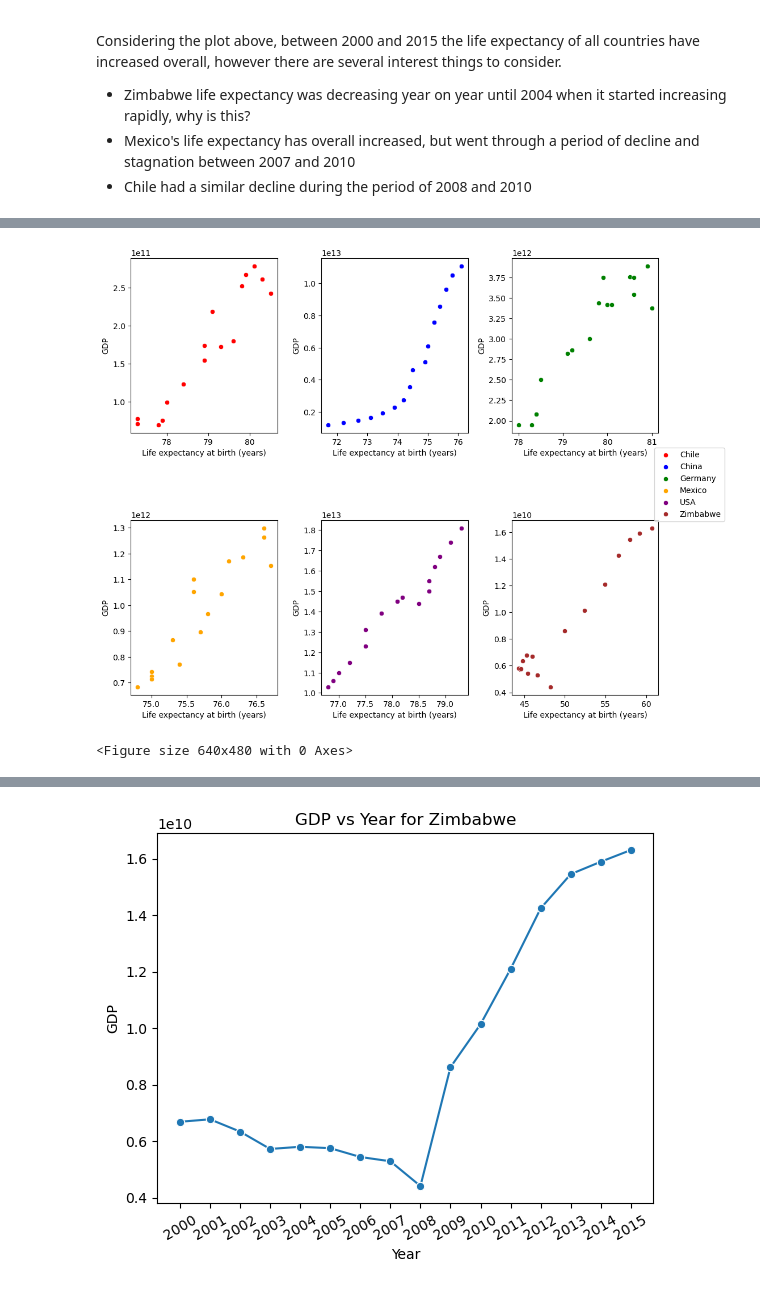
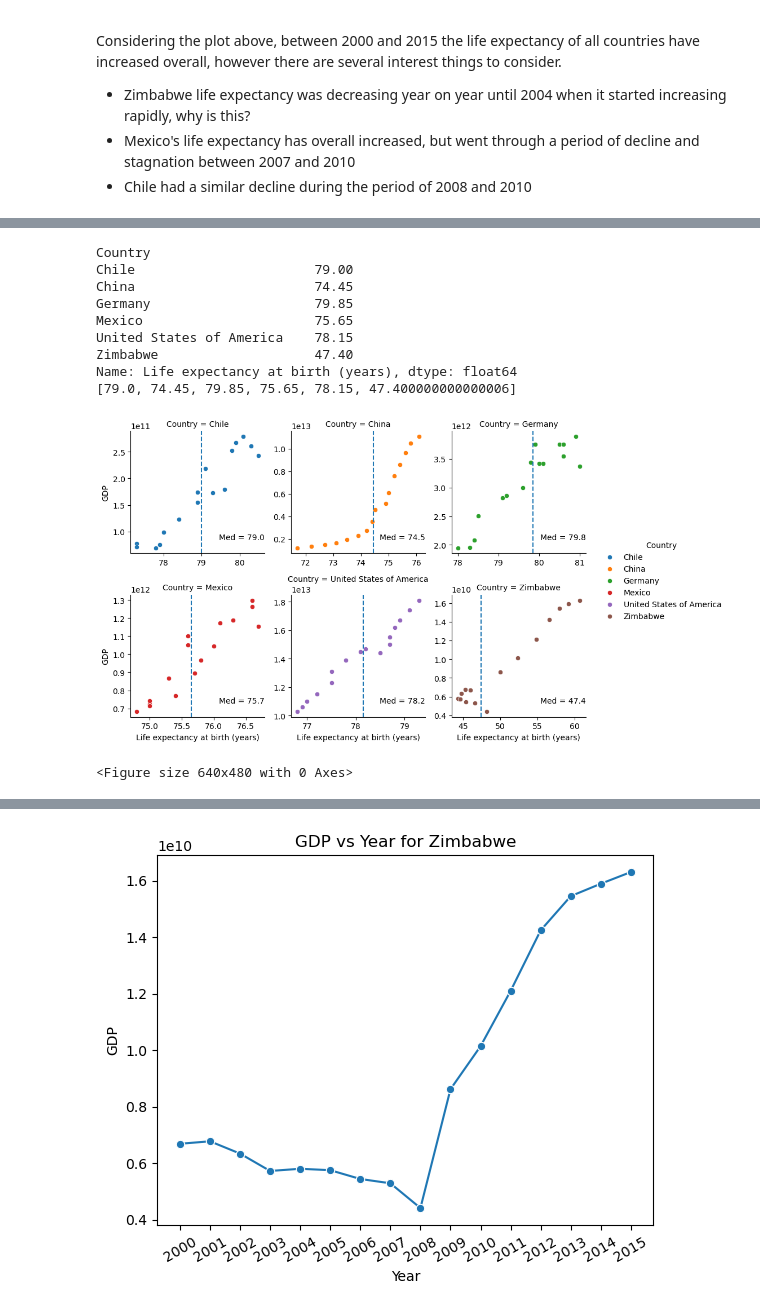
Before and after one commit to Kyuuseishu14/Codecademy_GDP_vs_Life_Expect, a Jupyter notebook: life_expectancy_gdp.ipynb, the cells around one changed output, grey strips where cells are left out. Cells and saved outputs as stored; diff of their text form; code cells hidden in the pictures.

```diff
--- a/life_expectancy_gdp.ipynb
+++ b/life_expectancy_gdp.ipynb
@@ -87,21 +105,53 @@ Considering the plot above, between 2000 and 2015 the life expectancy of all cou
 # %%
-fig, ax = plt.subplots(2, 3, figsize = (12, 10))
-plt.subplots_adjust(hspace = 0.5, wspace = 0.3)
-plt.subplot(2, 3, 1)
-sns.scatterplot(x = "Life expectancy at birth (years)", y = "GDP", data = df[df.Country == "Chile"], marker = "o", color = "red")
-plt.subplot(2, 3, 2)
-sns.scatterplot(x = "Life expectancy at birth (years)", y = "GDP", data = df[df.Country == "China"], marker = "o", color = "blue")
-plt.subplot(2, 3, 3)
-sns.scatterplot(x = "Life expectancy at birth (years)", y = "GDP", data = df[df.Country == "Germany"], marker = "o", color = "green")
-plt.subplot(2, 3, 4)
-sns.scatterplot(x = "Life expectancy at birth (years)", y = "GDP", data = df[df.Country == "Mexico"], marker = "o", color = "orange")
-plt.subplot(2, 3, 5)
-sns.scatterplot(x = "Life expectancy at birth (years)", y = "GDP", data = df[df.Country == "United States of America"], marker = "o", color = "purple")
-plt.subplot(2, 3, 6)
-sns.scatterplot(x = "Life expectancy at birth (years)", y = "GDP", data = df[df.Country == "Zimbabwe"], marker = "o", color = "brown")
-fig.legend(["Chile", "China", "Germany", "Mexico", "USA", "Zimbabwe"], loc = "center right")
+facet1 = sns.FacetGrid(df, col = "Country", height = 3, col_wrap = 3, sharey= False, sharex = False, palette = "tab10", hue = "Country", legend_out = True)
+facet1.map_dataframe(sns.scatterplot, x = "Life expectancy at birth (years)", y = "GDP")
+facet1.add_legend()
+# median = df.groupby("Country")["Life expectancy at birth (years)"].median()
+# print(median)
+medians = df.groupby("Country")["Life expectancy at birth (years)"].median().to_list()
+print(medians)
+n = 0
+for ax in facet1.axes.flat:
+    ax.axvline(x = medians[n], linestyle = "--")
+    n += 1
+
+def annotate(data, **kws):
+    median = round(data["Life expectancy at birth (years)"].median(), 1)
+    ax = plt.gca()
+    ax.text(1, 0.1, f"Med = {median}", transform=ax.transAxes, ha = "right", va = "bottom")
+
+facet1.map_dataframe(annotate)
 plt.show()
 plt.clf()
+
+#using a facet grid instead of a subplot to plot the scattergraphs of life expectancy at birth vs GDP.
+
+# fig, ax = plt.subplots(2, 3, figsize = (12, 10))
+# plt.subplots_adjust(hspace = 0.5, wspace = 0.3)
+# plt.subplot(2, 3, 1)
+# sns.scatterplot(x = "Life expectancy at birth (years)", y = "GDP", data = df[df.Country == "Chile"], marker = "o", color = "red")
+# plt.subplot(2, 3, 2)
+# sns.scatterplot(x = "Life expectancy at birth (years)", y = "GDP", data = df[df.Country == "China"], marker = "o", color = "blue")
+# plt.subplot(2, 3, 3)
+# sns.scatterplot(x = "Life expectancy at birth (years)", y = "GDP", data = df[df.Country == "Germany"], marker = "o", color = "green")
+# plt.subplot(2, 3, 4)
+# sns.scatterplot(x = "Life expectancy at birth (years)", y = "GDP", data = df[df.Country == "Mexico"], marker = "o", color = "orange")
+# plt.subplot(2, 3, 5)
+# sns.scatterplot(x = "Life expectancy at birth (years)", y = "GDP", data = df[df.Country == "United States of America"], marker = "o", color = "purple")
+# plt.subplot(2, 3, 6)
+# sns.scatterplot(x = "Life expectancy at birth (years)", y = "GDP", data = df[df.Country == "Zimbabwe"], marker = "o", color = "brown")
+# fig.legend(["Chile", "China", "Germany", "Mexico", "USA", "Zimbabwe"], loc = "center right")
+# plt.show()
+# plt.clf()
 # %% [output]
+Country
+Chile                       79.00
+China                       74.45
+Germany                     79.85
+Mexico                      75.65
+United States of America    78.15
+Zimbabwe                    47.40
+Name: Life expectancy at birth (years), dtype: float64
+[79.0, 74.45, 79.85, 75.65, 78.15, 47.400000000000006]
-[figure, old version]
+[figure, new version]
-<Figure size 640x480 with 0 Axes>
+<Figure size 640x480 with 0 Axes>
```
Also changed, not shown: parts of 5 cells of this notebook.
